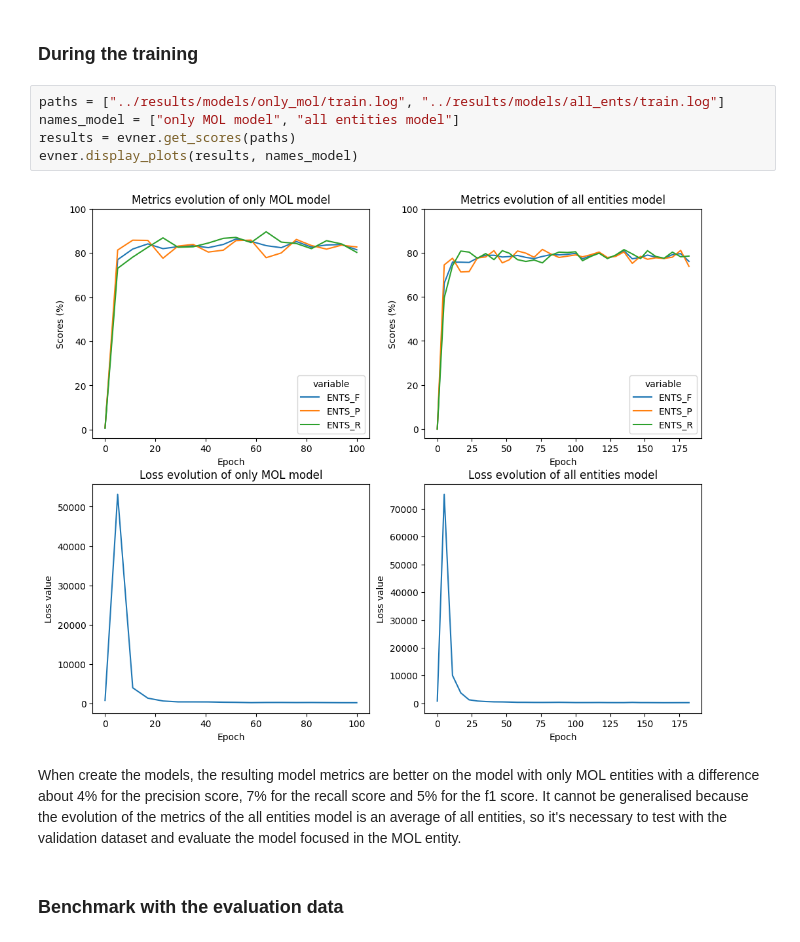
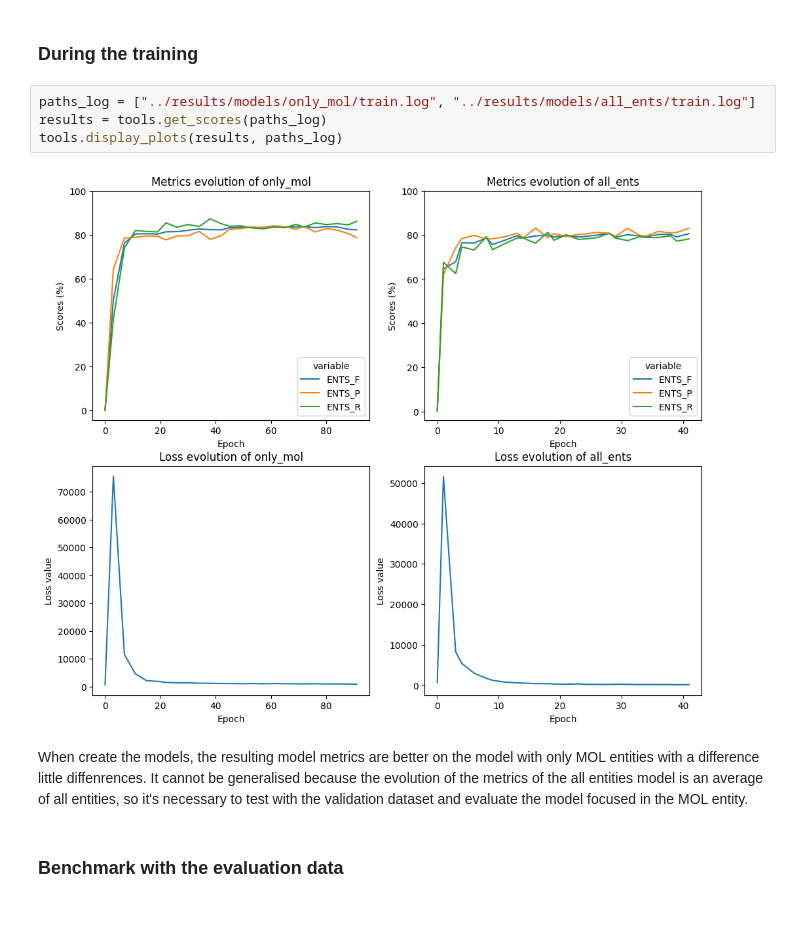
Before and after one commit to pierrepo/mdner, a Jupyter notebook: notebooks/evaluate_mdner.ipynb, the cells around one changed output. Saved outputs shown, nothing was run; the diff lists cells and outputs as text; blank space fills up the shorter version.

Commit message:
Update evaluate notebook

```diff
--- a/notebooks/evaluate_mdner.ipynb
+++ b/notebooks/evaluate_mdner.ipynb
@@ -116,14 +113,13 @@ For the next part of the model building, we have chosen to compare two models, n
 # %% [markdown]
 ### During the training
 # %%
-paths = ["../results/models/only_mol/train.log", "../results/models/all_ents/train.log"]
-names_model = ["only MOL model", "all entities model"]
-results = evner.get_scores(paths)
-evner.display_plots(results, names_model)
+paths_log = ["../results/models/only_mol/train.log", "../results/models/all_ents/train.log"]
+results = tools.get_scores(paths_log)
+tools.display_plots(results, paths_log)
 # %% [output]
-[figure, old version]
+[figure, new version]
 # %% [markdown]
-When create the models, the resulting model metrics are better on the model with only MOL entities with a difference about 4% for the precision score, 7% for the recall score and 5% for the f1 score. It cannot be generalised because the evolution of the metrics of the all entities model is an average of all entities, so it's necessary to test with the validation dataset and evaluate the model focused in the MOL entity.
+When create the models, the resulting model metrics are better on the model with only MOL entities with a difference little diffenrences. It cannot be generalised because the evolution of the metrics of the all entities model is an average of all entities, so it's necessary to test with the validation dataset and evaluate the model focused in the MOL entity.
 # %% [markdown]
 ### Benchmark with the evaluation data
 # %%
```
Also changed, not shown: parts of 8 cells of this notebook.
